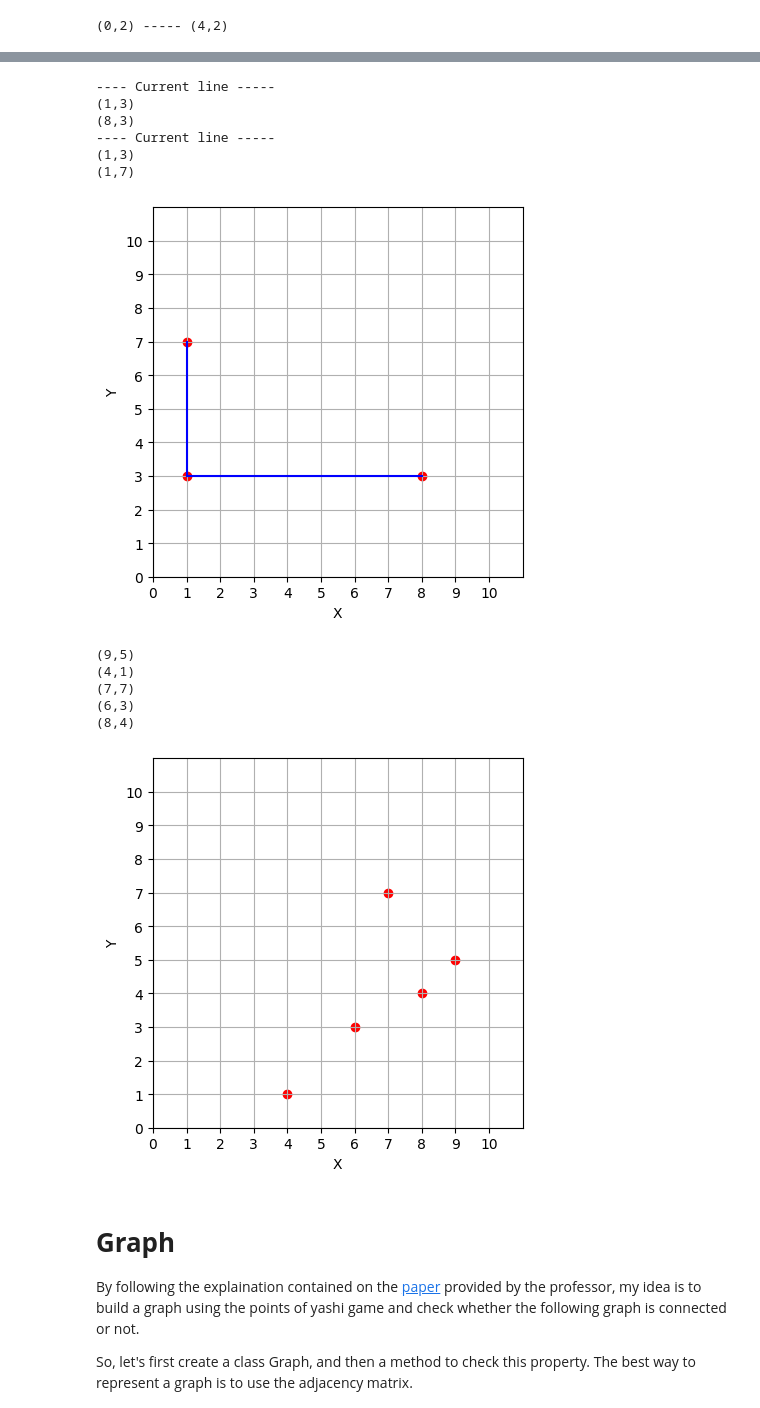
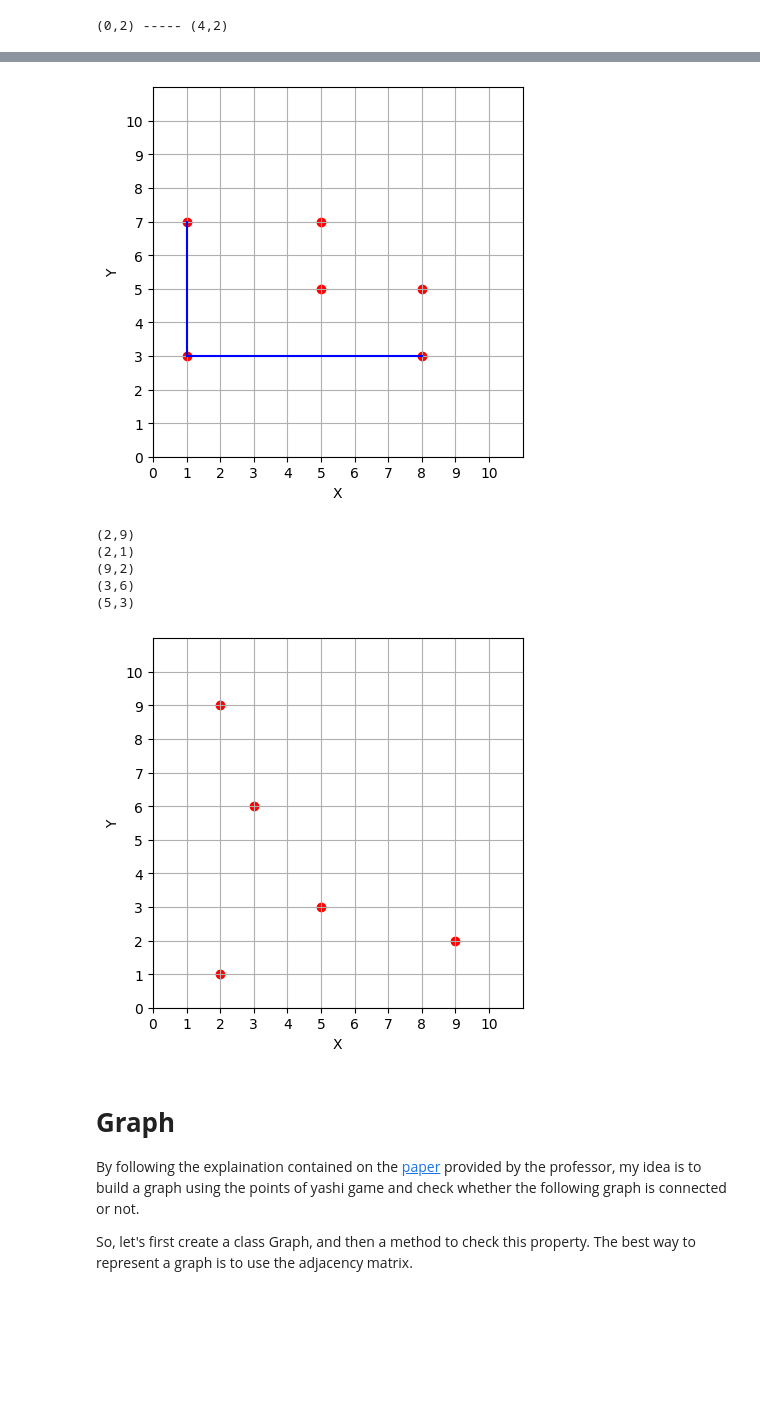
Before and after one commit to saso-gatto/Yashi-Game, a Jupyter notebook: KN_YashiGame.ipynb, the cells around one changed output, grey strips where cells are left out. Cells and saved outputs as stored; diff of their text form; code cells hidden in the pictures; blank space fills up the shorter version.

```diff
--- a/KN_YashiGame.ipynb
+++ b/KN_YashiGame.ipynb
@@ -63,8 +63,16 @@ class Point:
   def set_y(self, y:float):
     self.y = y
 
+  def __repr__(self):
+    return "("+str(self.x)+","+str(self.y)+")"
+
   def __str__(self) -> str:
     return "("+str(self.x)+","+str(self.y)+")"
+
+  def __eq__(self, other):
+    if isinstance(other, Point):
+      return self.x == other.x and self.y == other.y
+    return False
 # %%
 class Line:
   def __init__(self,p1,p2):
@@ -85,6 +93,13 @@ class Line:
 
   def print(self):
     print(f"{self.p1} ----- {self.p2}")
+
+  def __repr__(self):
+    return "("+str(self.p1)+","+str(self.p2)+")"
+
+
+  def __str__(self) -> str:
+    return "("+str(self.p1)+","+str(self.p2)+")"
 # %%
 # Creation of 3 dots such as (0,2), (4,2), (0,5)
 p1 = Point (0,2)
@@ -218,10 +233,10 @@ def plot_graph(points, lines):
     # Add a point at (3, 4) with red color
     ax.scatter(point.x, point.y, color='red')
 
-  for line in (lines):
-    print("---- Current line -----")
-    print(line.get_p1())
-    print(line.get_p2())
+  for line in (lines.values()):
+    #print("---- Current line -----")
+    #print(line.get_p1())
+    #print(line.get_p2())
     # Plot a line segment between the two points
     x1 = line.get_p1().x
     x2 = line.get_p2().x
@@ -237,38 +252,37 @@ def plot_graph(points, lines):
 p1 = Point (1,3)
 p2 = Point (8,3)
 p3 = Point(1,7)
+p4 = Point (5,7)
+p5 = Point (5,5)
+p6 = Point (8,5)
 
-points = [p1,p2,p3]
+points = [p1,p2,p3,p4,p5,p6]
 first_line = Line(p1,p2)
 second_line = Line(p1,p3)
-lines = [first_line,second_line]
+lines = defaultdict()
+lines[1] = first_line
+lines[2] = second_line
 
 plot_graph(points,lines)
 # %% [output]
----- Current line -----
-(1,3)
-(8,3)
----- Current line -----
-(1,3)
-(1,7)
-[figure, old version]
+[figure, new version]
 # %%
 points = []
 for i in range(5):
   x = random.randint(1,9)
   y = random.randint(1,9)
   p = Point(x,y)
   print(p)
   points.append(p)
 
-plot_graph(points,[])
+plot_graph(points,{})
 # %% [output]
-(9,5)
-(4,1)
-(7,7)
-(6,3)
-(8,4)
+(2,9)
+(2,1)
+(9,2)
+(3,6)
+(5,3)
-[figure, old version]
+[figure, new version]
 # %% [markdown]
 # **Graph**
 
```
Also changed, not shown: parts of 25 cells of this notebook.
